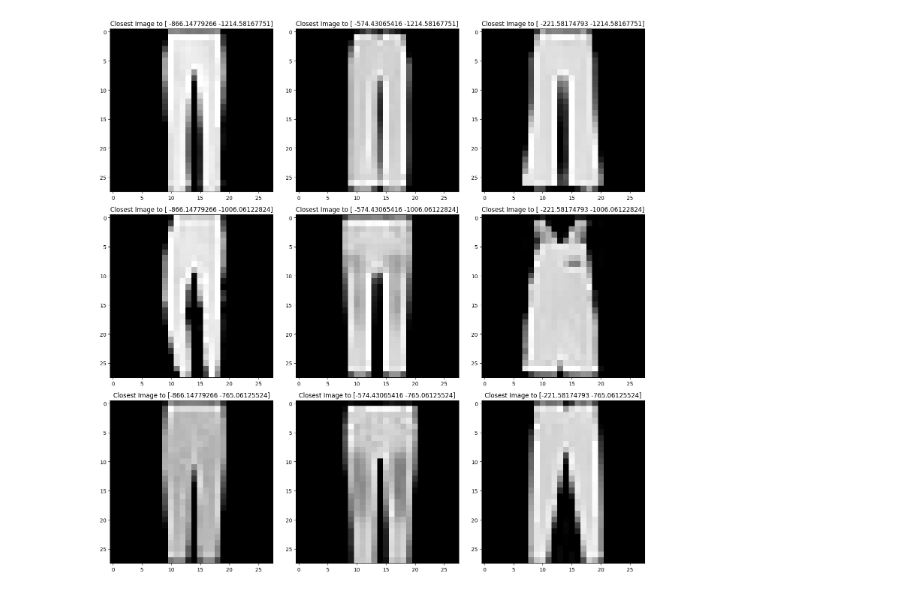
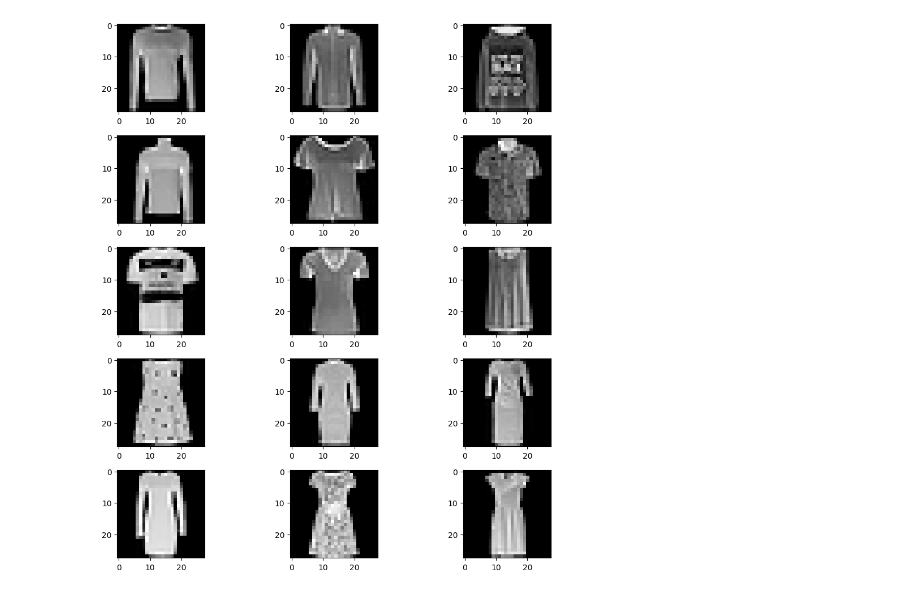
Before and after one commit to julielhagen/Clothing_classification-, a Jupyter notebook: sklearn_ida.ipynb, the cells around one changed output. Saved outputs shown, nothing was run; the diff lists cells and outputs as text; code cells hidden in the pictures.

```diff
--- a/sklearn_ida.ipynb
+++ b/sklearn_ida.ipynb
@@ -54,49 +57,33 @@ plt.show()
 # %%
-def find_img(pca_X, X, target_coordinates):
-    num_images = len(target_coordinates)
-    num_cols = 3  # Adjust the number of columns in the grid as needed
-    num_rows = -(-num_images // num_cols)  # Ceiling division to determine the number of rows
+def find_img(pca_X, X, quantiles_pc1, quantiles_pc2):
+    #num_images = len(target_coordinates)
+    num_cols = len(quantiles_pc1) #3  # Adjust the number of columns in the grid as needed
+    num_rows = len(quantiles_pc2) #-(-num_images // num_cols)  # Ceiling division to determine the number of rows
 
     # Create a grid of subplots
-    fig, axes = plt.subplots(num_rows, num_cols, figsize=(15, 15))
+    fig, axes = plt.subplots(nrows=num_rows, ncols=num_cols, figsize=(10, 10))
 
-    for i, target_coord in enumerate(target_coordinates):
-        # Calculate Euclidean distances
-        distances = np.linalg.norm(pca_X - target_coord, axis=1)
+    for i, q2 in enumerate(quantiles_pc2):
+        for j, q1 in enumerate(quantiles_pc1):
+            # Calculate Euclidean distances
+            distances = np.linalg.norm(pca_X - [q1, q2], axis=1)
 
-        # Find the index of the point with the smallest distance
-        closest_point_index = np.argmin(distances)
+            # Find the index of the point with the smallest distance
+            closest_point_index = np.argmin(distances)
 
-        # Assuming X_train is your original dataset
-        closest_image = X[closest_point_index].reshape(28, 28)
+            # Assuming X_train is your original dataset
+            closest_image = X[closest_point_index].reshape(28, 28)
 
-        # Determine subplot position
-        row_position = i // num_cols
-        col_position = i % num_cols
-
-        # Display the image in the subplot
-        axes[row_position, col_position].imshow(closest_image, cmap='gray')
-        axes[row_position, col_position].set_title(f'Closest Image to {target_coord}')
-
-    # Remove empty subplots
-    for i in range(len(target_coordinates), num_rows * num_cols):
-        fig.delaxes(axes.flatten()[i])
+            # Display the image in the subplot
+            axes[num_rows-(i+1), num_cols-(j+1)].imshow(closest_image, cmap='gray')
+            #axes[i,j].set_title(f'Closest Image to {target_coord}')
 
     plt.tight_layout()
     plt.show()
 
-# Example usage
-target_coordinates = np.array([[quantiles_pc2[0], quantiles_pc1[0]],
-                               [quantiles_pc2[1], quantiles_pc1[0]],
-                               [quantiles_pc2[2], quantiles_pc1[0]],
-                               [quantiles_pc2[0], quantiles_pc1[1]],
-                               [quantiles_pc2[1], quantiles_pc1[1]],
-                               [quantiles_pc2[2], quantiles_pc1[1]],
-                               [quantiles_pc2[0], quantiles_pc1[2]],
-                               [quantiles_pc2[1], quantiles_pc1[2]],
-                               [quantiles_pc2[2], quantiles_pc1[2]]])
+quantiles_pc1 = mquantiles(pca_transformed_X_train[(pca_transformed_X_train[:, 0] >= xlim[0]) & (pca_transformed_X_train[:, 0] <= xlim[1]), 0], prob=[0.25, 0.5, 0.75])
+quantiles_pc2 = mquantiles(pca_transformed_X_train[(pca_transformed_X_train[:, 1] >= ylim[0]) & (pca_transformed_X_train[:, 1] <= ylim[1]), 1], prob=[0.10, 0.25, 0.5, 0.75, 0.90])
 
-
-find_img(pca_transformed_X_train, X_train[y_train==1], target_coordinates)
+find_img(pca_transformed_X_train, X_train, quantiles_pc1, quantiles_pc2)
 # %% [output]
-[figure, old version]
+[figure, new version]
```
Also changed, not shown: parts of 1 cell of this notebook.
